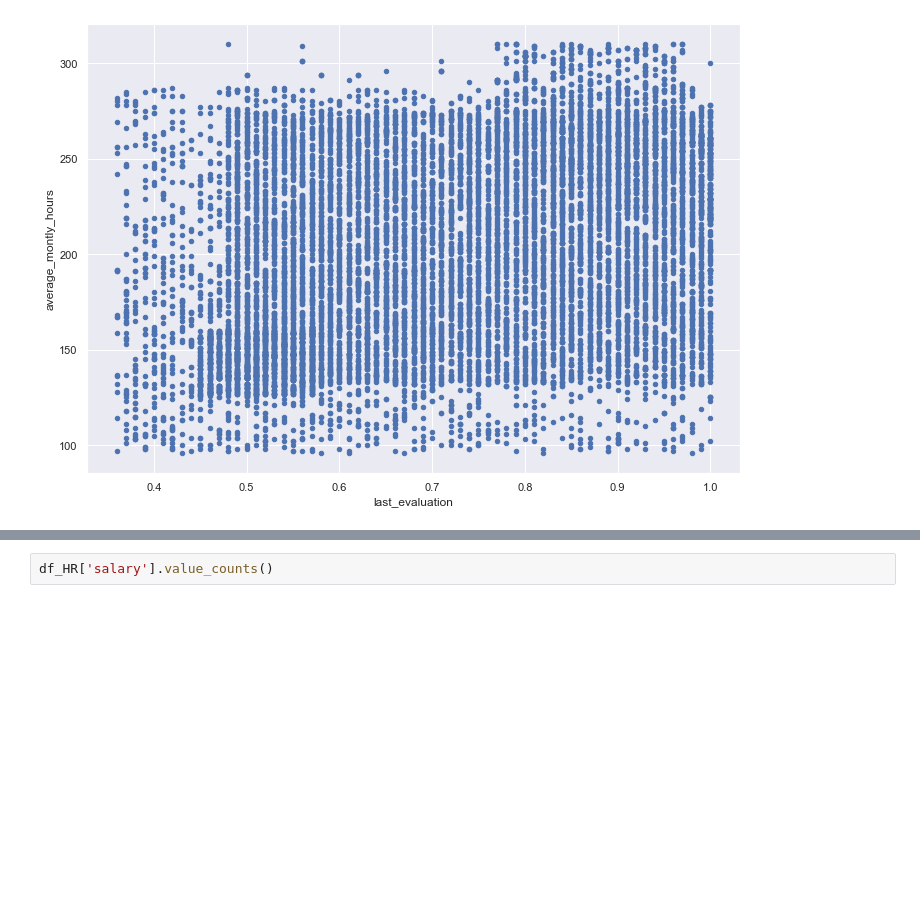
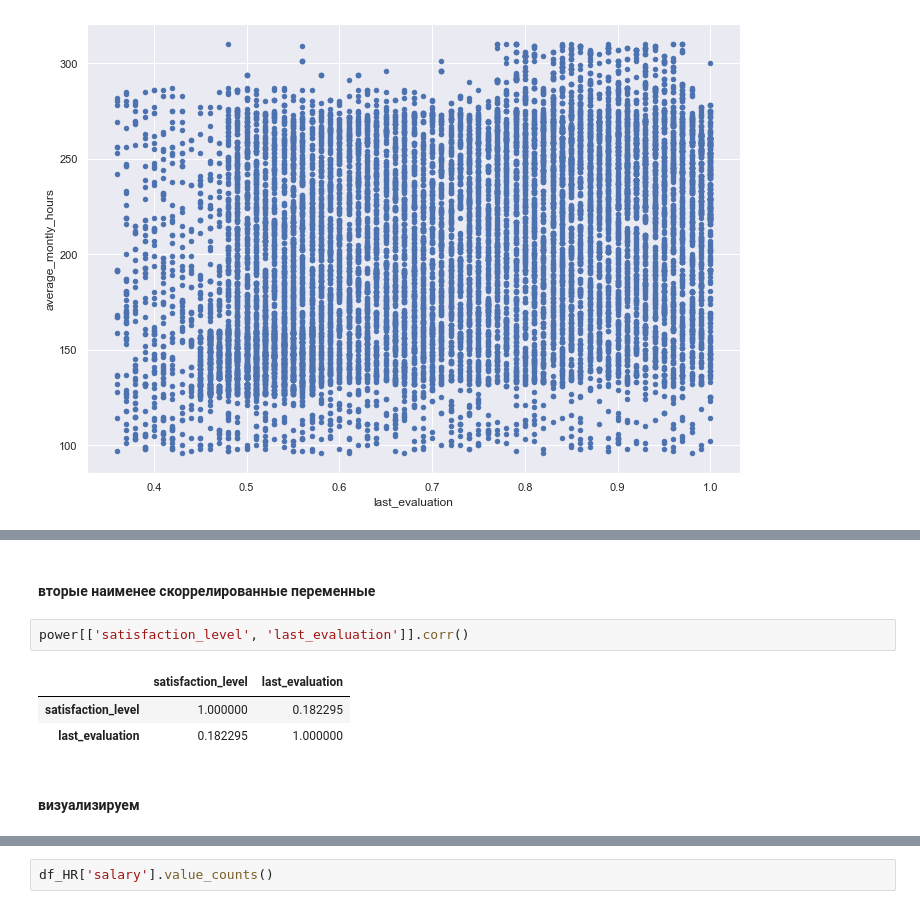
Before and after one commit to Abdulganiev/pyda-19, a Jupyter notebook: 4_Diploma_project/4_Diplom.ipynb, the cells around one changed output, grey strips where cells are left out. Cells and saved outputs as stored; diff of their text form; blank space fills up the shorter version.

```diff
--- a/4_Diploma_project/4_Diplom.ipynb
+++ b/4_Diploma_project/4_Diplom.ipynb
@@ -89,4 +147,14 @@ df_HR[df_HR['left'].isin([1])].plot(kind='scatter', x='satisfaction_level', y='a
 *c* argument looks like a single numeric RGB or RGBA sequence, which should be avoided as value-mapping will have precedence in case its length matches with *x* & *y*.  Please use the *color* keyword- ...
 <AxesSubplot:xlabel='satisfaction_level', ylabel='average_montly_hours'>
 [figure]
+# %% [markdown]
+#### вторые наименее скоррелированные переменные
+# %%
+power[['satisfaction_level', 'last_evaluation']].corr()
+# %% [output]
+|  | satisfaction_level | last_evaluation |
+| satisfaction_level | 1.000000 | 0.182295 |
+| last_evaluation | 0.182295 | 1.000000 |
+# %% [markdown]
+#### визуализируем
 # %%
```
Also changed, not shown: parts of 65 cells of this notebook, 1 other file.
